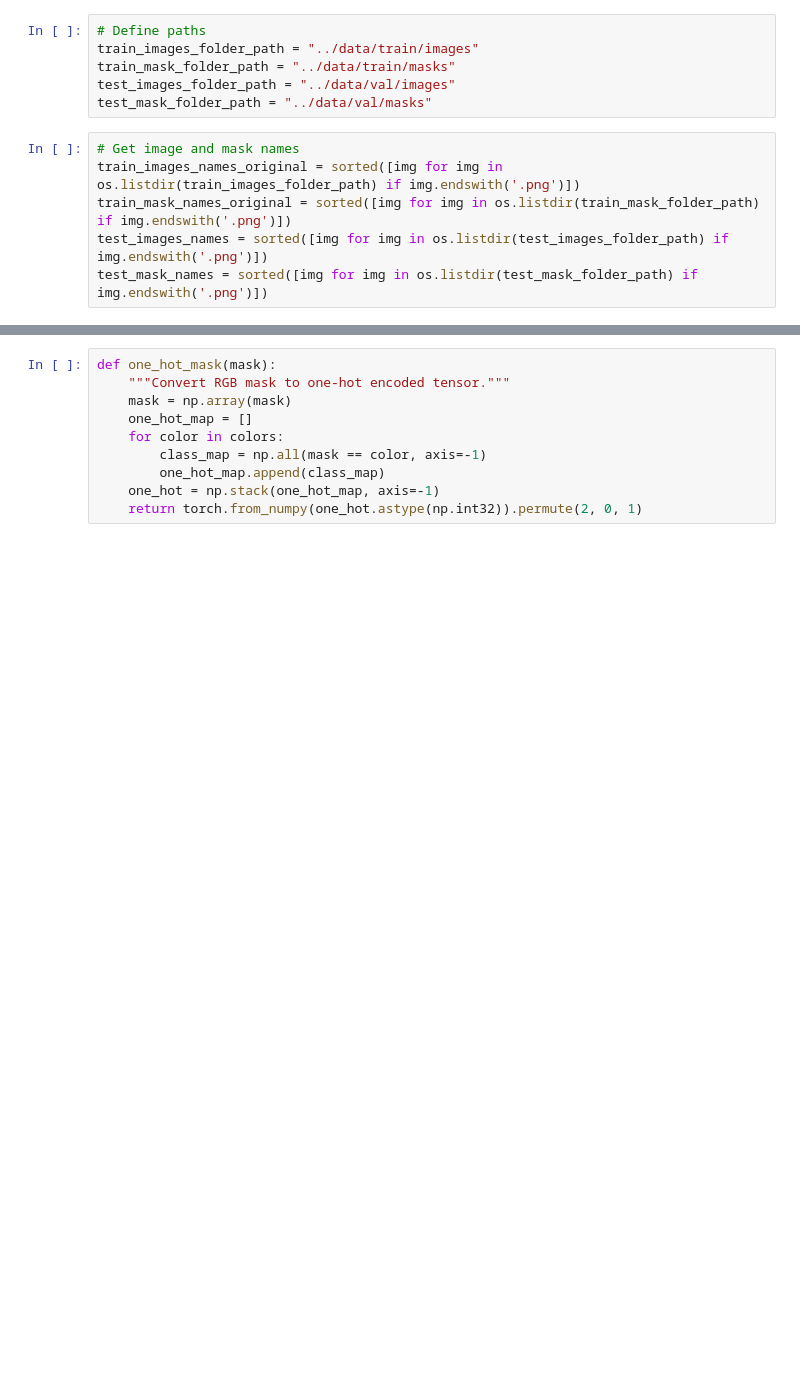
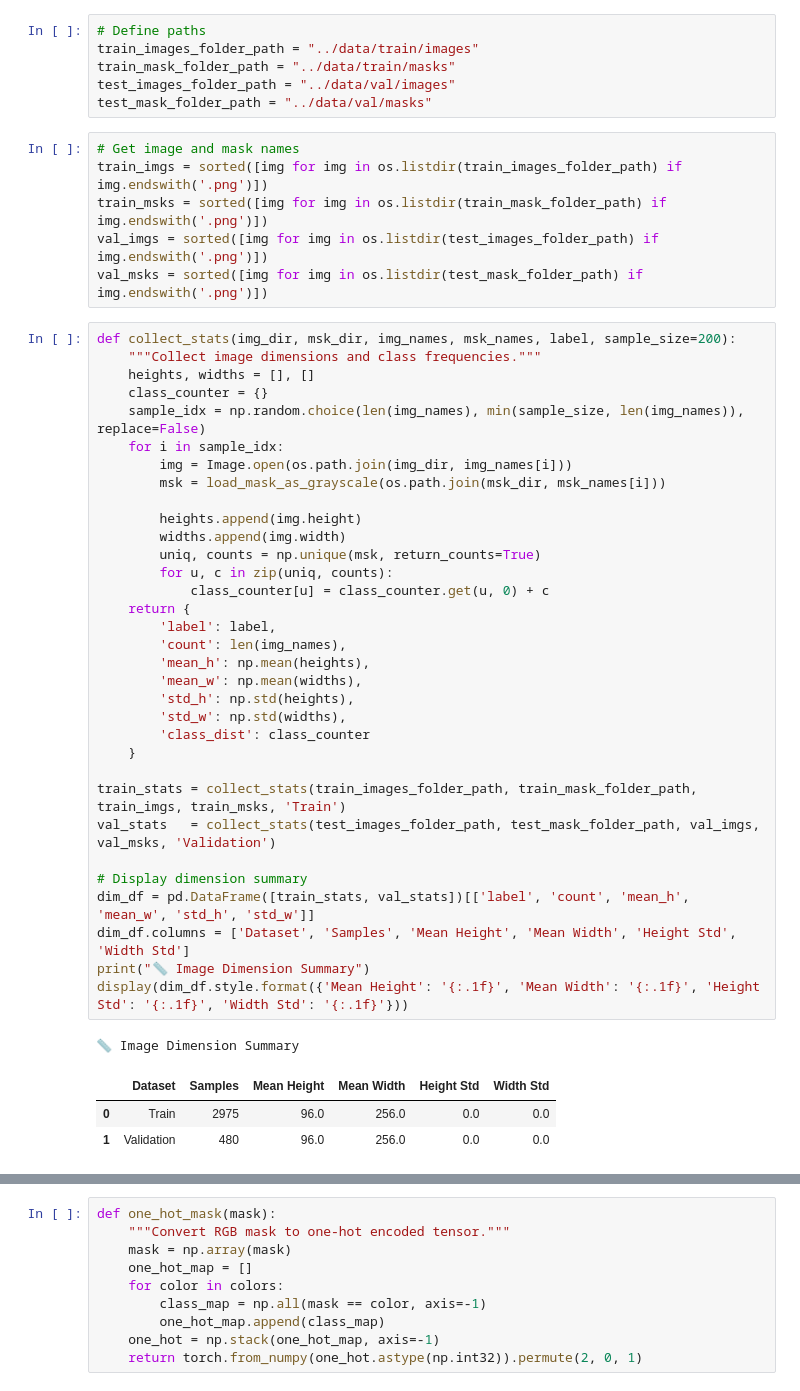
Before and after one commit to 0AliPrs0/UrbanSceneSeg, a Jupyter notebook: notebooks/seg.ipynb, the cells around one changed output, grey strips where cells are left out. Saved outputs shown, nothing was run; the diff lists cells and outputs as text; blank space fills up the shorter version.

```diff
--- a/notebooks/seg.ipynb
+++ b/notebooks/seg.ipynb
@@ -14,7 +15,45 @@ test_images_folder_path = "../data/val/images"
 test_mask_folder_path = "../data/val/masks"
 # %%
 # Get image and mask names
-train_images_names_original = sorted([img for img in os.listdir(train_images_folder_path) if img.endswith('.png')])
-train_mask_names_original = sorted([img for img in os.listdir(train_mask_folder_path) if img.endswith('.png')])
-test_images_names = sorted([img for img in os.listdir(test_images_folder_path) if img.endswith('.png')])
-test_mask_names = sorted([img for img in os.listdir(test_mask_folder_path) if img.endswith('.png')])
+train_imgs = sorted([img for img in os.listdir(train_images_folder_path) if img.endswith('.png')])
+train_msks = sorted([img for img in os.listdir(train_mask_folder_path) if img.endswith('.png')])
+val_imgs = sorted([img for img in os.listdir(test_images_folder_path) if img.endswith('.png')])
+val_msks = sorted([img for img in os.listdir(test_mask_folder_path) if img.endswith('.png')])
+# %%
+def collect_stats(img_dir, msk_dir, img_names, msk_names, label, sample_size=200):
+    """Collect image dimensions and class frequencies."""
+    heights, widths = [], []
+    class_counter = {}
+    sample_idx = np.random.choice(len(img_names), min(sample_size, len(img_names)), replace=False)
+    for i in sample_idx:
+        img = Image.open(os.path.join(img_dir, img_names[i]))
+        msk = load_mask_as_grayscale(os.path.join(msk_dir, msk_names[i]))
+
+        heights.append(img.height)
+        widths.append(img.width)
+        uniq, counts = np.unique(msk, return_counts=True)
+        for u, c in zip(uniq, counts):
+            class_counter[u] = class_counter.get(u, 0) + c
+    return {
+        'label': label,
+        'count': len(img_names),
+        'mean_h': np.mean(heights),
+        'mean_w': np.mean(widths),
+        'std_h': np.std(heights),
+        'std_w': np.std(widths),
+        'class_dist': class_counter
+    }
+
+train_stats = collect_stats(train_images_folder_path, train_mask_folder_path, train_imgs, train_msks, 'Train')
+val_stats   = collect_stats(test_images_folder_path, test_mask_folder_path, val_imgs, val_msks, 'Validation')
+
+# Display dimension summary
+dim_df = pd.DataFrame([train_stats, val_stats])[['label', 'count', 'mean_h', 'mean_w', 'std_h', 'std_w']]
+dim_df.columns = ['Dataset', 'Samples', 'Mean Height', 'Mean Width', 'Height Std', 'Width Std']
+print("📏 Image Dimension Summary")
+display(dim_df.style.format({'Mean Height': '{:.1f}', 'Mean Width': '{:.1f}', 'Height Std': '{:.1f}', 'Width Std': '{:.1f}'}))
+# %% [output]
+📏 Image Dimension Summary
+|  | Dataset | Samples | Mean Height | Mean Width | Height Std | Width Std |
+| 0 | Train | 2975 | 96.0 | 256.0 | 0.0 | 0.0 |
+| 1 | Validation | 480 | 96.0 | 256.0 | 0.0 | 0.0 |
```
Also changed, not shown: parts of 2 cells of this notebook, 2 other files.
